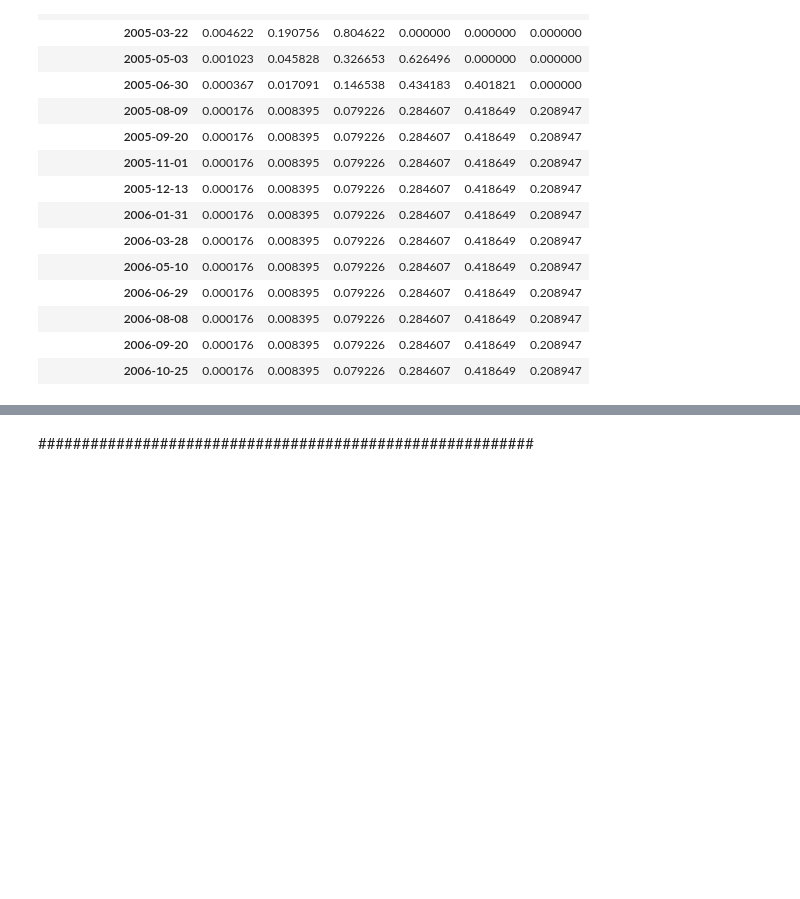
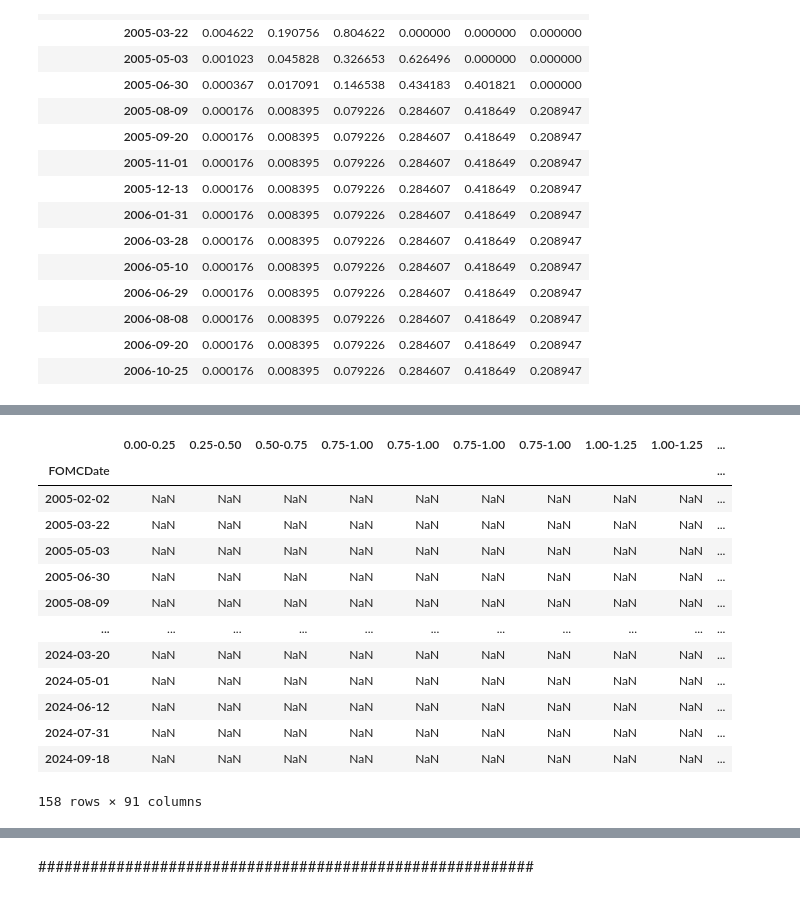
Before and after one commit to baksben/pyfedwatch, a Jupyter notebook: notebooks/Ben's_copy.ipynb, the cells around one changed output, grey strips where cells are left out. Drawn from its saved outputs; the diff is of its cells as text; code cells hidden in the pictures; blank space fills up the shorter version.

```diff
--- a/notebooks/Ben's_copy.ipynb
+++ b/notebooks/Ben's_copy.ipynb
@@ -295,0 +670,9 @@ fedwatch.generate_hike_info(rate_cols=True)
+# %%
+df_reset = aggregated_df.reset_index()
+# %%
+
+# Now, drop the 'WatchDate' column since it's no longer part of the index but a regular column
+df_dropped = df_reset.drop('WatchDate', axis=1)
+
+# Optionally, set 'FOMCDate' as the new index if that's your desired structure
+df_final = df_dropped.set_index('FOMCDate')
@@ -295,0 +691,32 @@ fedwatch.generate_hike_info(rate_cols=True)
+# %%
+# Standardize column names
+def safe_float_conversion(x):
+    try:
+        return float(x.split('-')[0])
+    except ValueError:
+        # Handle unexpected formats by returning a default value
+        # or using a condition to place them at the start/end of the list
+        return float('inf')  # This will place unexpected formats at the end
+
+# Use the safe conversion function for sorting
+sorted_columns = sorted(df_final.columns, key=lambda x: safe_float_conversion(x))
+
+# Reorder DataFrame columns
+df_final = df_final[sorted_columns]
+# %%
+df_final
+# %% [output]
+|  | 0.00-0.25 | 0.25-0.50 | 0.50-0.75 | 0.75-1.00 | 0.75-1.00 | 0.75-1.00 | 0.75-1.00 | 1.00-1.25 | 1.00-1.25 | ... |
+| FOMCDate |  |  |  |  |  |  |  |  |  | ... |
+| 2005-02-02 | NaN | NaN | NaN | NaN | NaN | NaN | NaN | NaN | NaN | ... |
+| 2005-03-22 | NaN | NaN | NaN | NaN | NaN | NaN | NaN | NaN | NaN | ... |
+| 2005-05-03 | NaN | NaN | NaN | NaN | NaN | NaN | NaN | NaN | NaN | ... |
+| 2005-06-30 | NaN | NaN | NaN | NaN | NaN | NaN | NaN | NaN | NaN | ... |
+| 2005-08-09 | NaN | NaN | NaN | NaN | NaN | NaN | NaN | NaN | NaN | ... |
+| ... | ... | ... | ... | ... | ... | ... | ... | ... | ... | ... |
+| 2024-03-20 | NaN | NaN | NaN | NaN | NaN | NaN | NaN | NaN | NaN | ... |
+| 2024-05-01 | NaN | NaN | NaN | NaN | NaN | NaN | NaN | NaN | NaN | ... |
+| 2024-06-12 | NaN | NaN | NaN | NaN | NaN | NaN | NaN | NaN | NaN | ... |
+| 2024-07-31 | NaN | NaN | NaN | NaN | NaN | NaN | NaN | NaN | NaN | ... |
+| 2024-09-18 | NaN | NaN | NaN | NaN | NaN | NaN | NaN | NaN | NaN | ... |
+158 rows × 91 columns
```
Also changed, not shown: parts of 29 cells of this notebook, 1 other file.
